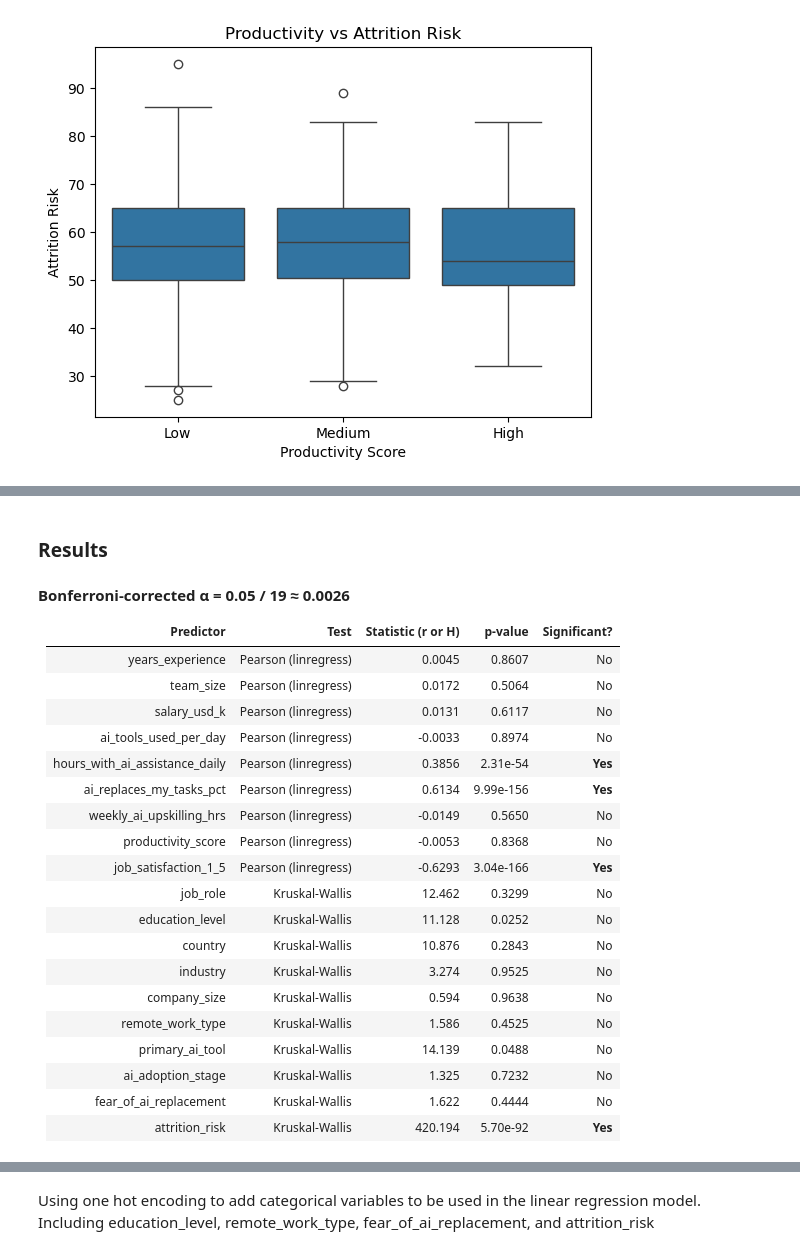
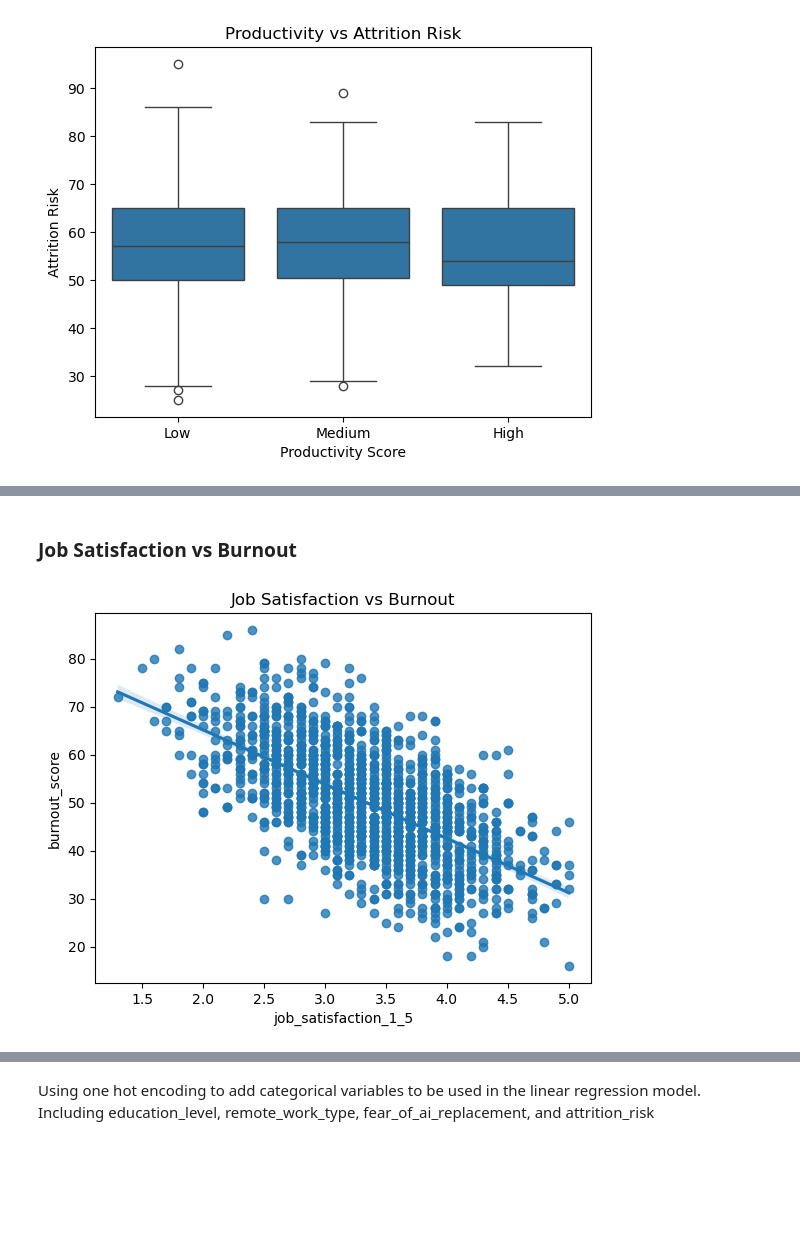
Before and after one commit to madisonengebose/CSC2621-FinalProject-ZoeMadison, a Jupyter notebook: FinalProject.ipynb, the cells around one changed output, grey strips where cells are left out. Cells and saved outputs as stored; diff of their text form; code cells hidden in the pictures; blank space fills up the shorter version.

```diff
--- a/FinalProject.ipynb
+++ b/FinalProject.ipynb
@@ -349,27 +212,10 @@ results_kruskal
-# %% [markdown]
-### Results
-# %% [markdown]
-**Bonferroni-corrected α = 0.05 / 19 ≈ 0.0026**
-
-| Predictor | Test | Statistic (r or H) | p-value | Significant? |
-|---|---|---|---|---|
-| years_experience | Pearson (linregress) | 0.0045 | 0.8607 | No |
-| team_size | Pearson (linregress) | 0.0172 | 0.5064 | No |
-| salary_usd_k | Pearson (linregress) | 0.0131 | 0.6117 | No |
-| ai_tools_used_per_day | Pearson (linregress) | -0.0033 | 0.8974 | No |
-| hours_with_ai_assistance_daily | Pearson (linregress) | 0.3856 | 2.31e-54 | **Yes** |
-| ai_replaces_my_tasks_pct | Pearson (linregress) | 0.6134 | 9.99e-156 | **Yes** |
-| weekly_ai_upskilling_hrs | Pearson (linregress) | -0.0149 | 0.5650 | No |
-| productivity_score | Pearson (linregress) | -0.0053 | 0.8368 | No |
-| job_satisfaction_1_5 | Pearson (linregress) | -0.6293 | 3.04e-166 | **Yes** |
-| job_role | Kruskal-Wallis | 12.462 | 0.3299 | No |
-| education_level | Kruskal-Wallis | 11.128 | 0.0252 | No |
-| country | Kruskal-Wallis | 10.876 | 0.2843 | No |
-| industry | Kruskal-Wallis | 3.274 | 0.9525 | No |
-| company_size | Kruskal-Wallis | 0.594 | 0.9638 | No |
-| remote_work_type | Kruskal-Wallis | 1.586 | 0.4525 | No |
-| primary_ai_tool | Kruskal-Wallis | 14.139 | 0.0488 | No |
-| ai_adoption_stage | Kruskal-Wallis | 1.325 | 0.7232 | No |
-| fear_of_ai_replacement | Kruskal-Wallis | 1.622 | 0.4444 | No |
-| attrition_risk | Kruskal-Wallis | 420.194 | 5.70e-92 | **Yes** |
+# %% [markdown]
+### Job Satisfaction vs Burnout
+# %%
+plt.figure()
+sns.regplot(x="job_satisfaction_1_5", y="burnout_score", data=df)
+plt.title("Job Satisfaction vs Burnout")
+plt.show()
+# %% [output]
+[figure, added]
 # %% [markdown]
```
Also changed, not shown: parts of 47 cells of this notebook.
